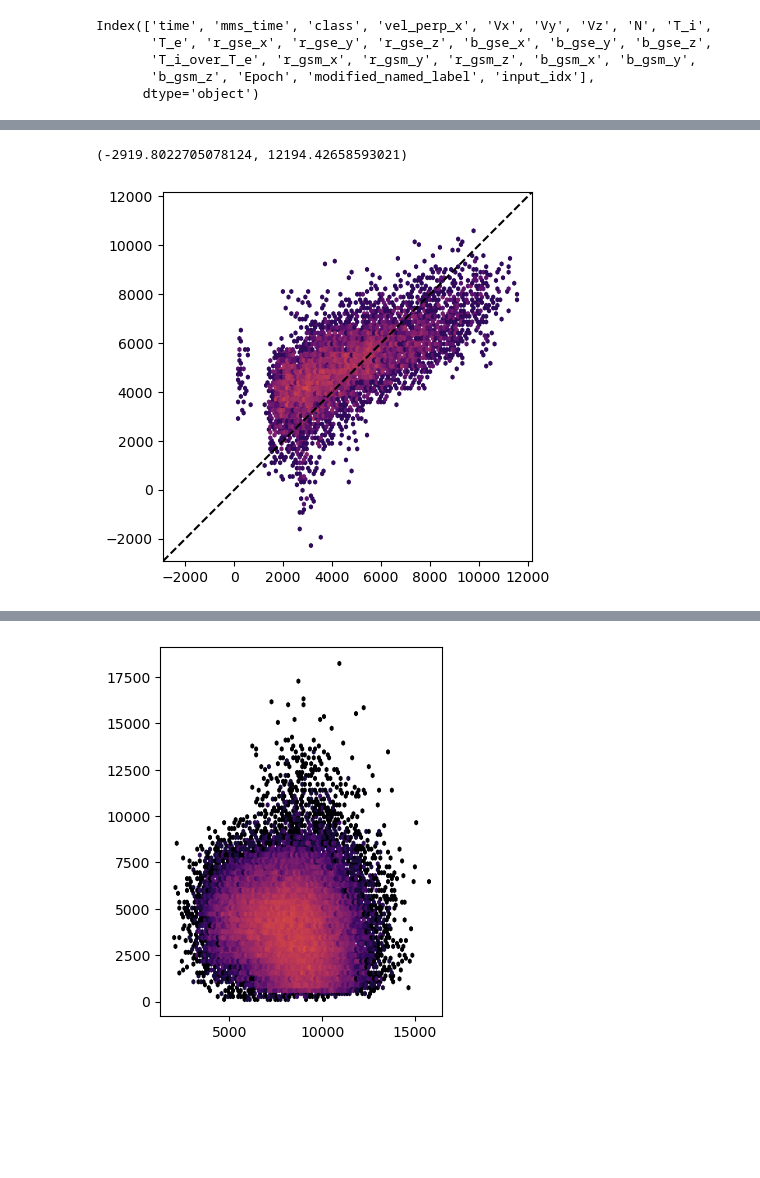
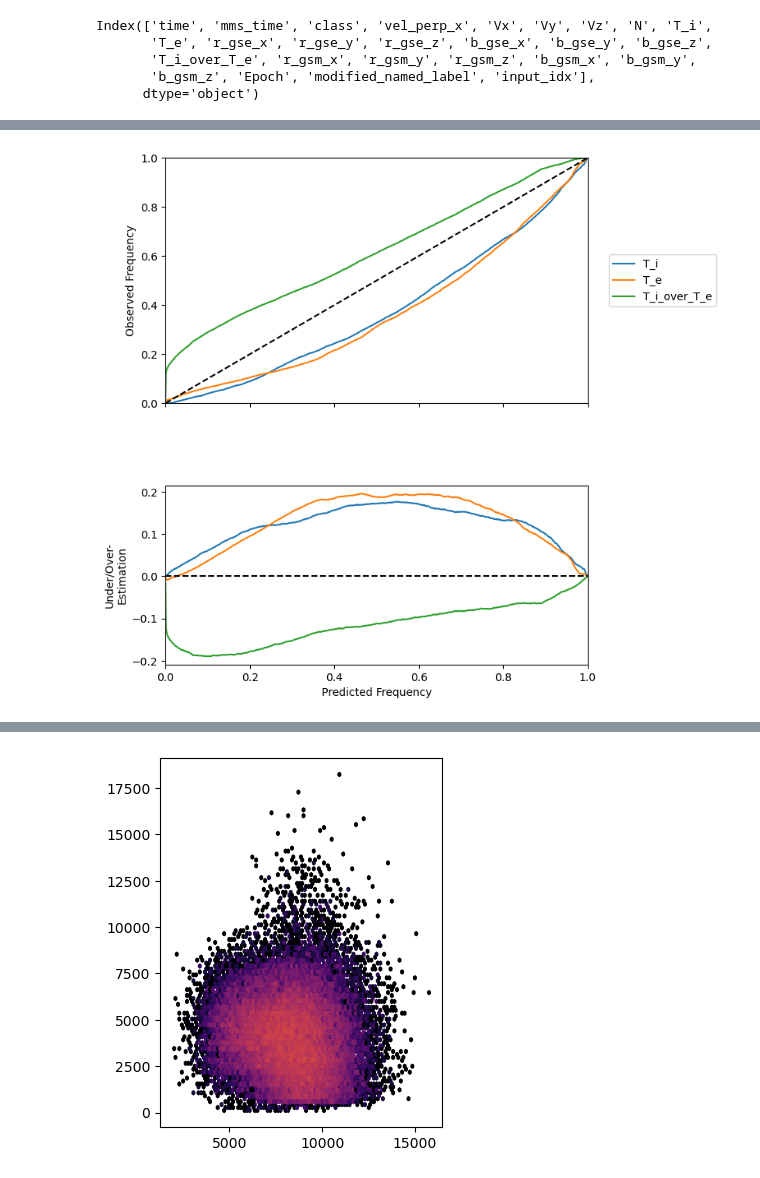
Before and after one commit to connor-obrien888/prime, a Jupyter notebook: prime_lib/notebooks/plasmasheet.ipynb, the cells around one changed output, grey strips where cells are left out. Saved outputs shown, nothing was run; the diff lists cells and outputs as text; code cells hidden in the pictures; blank space fills up the shorter version.

Commit message:
fixed reliability monitor during training

```diff
--- a/prime_lib/notebooks/plasmasheet.ipynb
+++ b/prime_lib/notebooks/plasmasheet.ipynb
@@ -42,13 +41,13 @@ teststore.keys()
 # %%
 torch.set_float32_matmul_precision('medium')
 
-config = '/glade/u/home/cobrien/prime/prime_lib/configs/plasmasheet_strict.yaml' # '/glade/u/home/cobrien/prime/prime_lib/configs/plasmasheet_mms.yaml' # '/glade/u/home/cobrien/prime/prime_lib/configs/plasmasheet_strict.yaml'
+config = '/glade/u/home/cobrien/prime/prime_lib/configs/plasmasheet_mms.yaml' # '/glade/u/home/cobrien/prime/prime_lib/configs/plasmasheet_mms.yaml' # '/glade/u/home/cobrien/prime/prime_lib/configs/plasmasheet_strict.yaml'
 cfg = omegaconf.OmegaConf.load(
     config
 )
 
 # Running .setup() with this DataModule will take like an hour. Find a way to cache this dataloader
-datamodule = primesw.data.SWDataModule(
+datamodule = pswd.SWDataModule(
     target_features = cfg.data.target_features,
     input_features = cfg.data.input_features,
     position_features = cfg.data.position_features,
@@ -82,8 +81,8 @@ model = primesw.prime_torch.SWRegressor.load_from_checkpoint(
     # "/glade/u/home/cobrien/data/prime/tensorboard_logs/psmms/version_1/checkpoints/epoch=199-step=1600.ckpt"
     # "/glade/u/home/cobrien/data/prime/checkpoints/psmms_plasmasheet_mmstemp.ckpt"
     # "/glade/u/home/cobrien/data/prime/tensorboard_logs/psmms/version_6/checkpoints/epoch=799-step=6400.ckpt"
-    # "/glade/u/home/cobrien/data/prime/tensorboard_logs/psmms/version_5/checkpoints/epoch=499-step=4000.ckpt"
-    "/glade/u/home/cobrien/data/prime/tensorboard_logs/psstrict/version_6/checkpoints/epoch=299-step=16500.ckpt"
+    "/glade/u/home/cobrien/data/prime/tensorboard_logs/psmms/version_5/checkpoints/epoch=499-step=4000.ckpt"
+    # "/glade/u/home/cobrien/data/prime/tensorboard_logs/psstrict/version_6/checkpoints/epoch=299-step=16500.ckpt"
 )
 model.eval() # Disables randomness, dropout, gradients
 # %% [output]
@@ -351,7 +350,7 @@ Index(['time', 'mms_time', 'class', 'vel_perp_x', 'Vx', 'Vy', 'Vz', 'N', 'T_i',
        'b_gsm_z', 'Epoch', 'modified_named_label', 'input_idx'],
       dtype='object')
 # %%
-testdata = pd.read_hdf("/glade/u/home/cobrien/prime/scripts/primeps_outputs.h5", key = "psmms_version4", mode = 'a')
+testdata = pd.read_hdf("/glade/u/home/cobrien/data/magnetotail/primeps_outputs.h5", key = "psmms_version4", mode = 'a')
 # # testdata2 = pd.read_hdf("/glade/u/home/cobrien/prime/scripts/primeps_outputs.h5", key = "psmms_version2")
 targets = pd.read_hdf("/glade/u/home/cobrien/data/magnetotail/resampled_datasets.h5", key = "mms_temperatures_proc_v2_100s")
 # targets.index = targets['Epoch']
@@ -406,26 +425,38 @@ plt.gca().set_ylim(lims)
 # %%
-from matplotlib.colors import LogNorm
-import matplotlib.pyplot as plt
-plt.hexbin(
-    testdata2['T_i_target'],
-    testdata2['T_i'],
-    norm = LogNorm(1e0, 1e3),
-    bins = 50,
-    cmap = 'inferno', # TODO: make a fun new colormap
-)
-lims = [
-    np.min([plt.gca().get_xlim(), plt.gca().get_ylim()]),  # min of both axes
-    np.max([plt.gca().get_xlim(), plt.gca().get_ylim()]),  # max of both axes
-]
-plt.plot(
-    lims,
-    lims,
-    color="k",
-    linestyle = "--",
-)
-plt.gca().set_aspect('equal')
-plt.gca().set_xlim(lims)
-plt.gca().set_ylim(lims)
+# Coerce the loaded dataset into the shape it has during the training loop
+val_preds = testdata.loc[:, ['T_i', 'T_i_std', 'T_e', 'T_e_std', 'T_i_over_T_e', 'T_i_over_T_e_std']].to_numpy()
+targets = testdata.loc[:, ['T_i_target', 'T_e_target', 'T_i_over_T_e_target']].to_numpy()
+
+# Oh and load errorfunc
+from scipy.special import erf as errorfunc
+from scipy.special import erfinv as errorfuncinv
+
+fig, ax = plt.subplots(nrows = 2, ncols = 1, sharex = True, figsize = (7, 9))
+phi = np.linspace(0,1,1000) #Observed probabily axis
+cumulative_dist = np.zeros((len(phi), len(model.tar_norm.keys()))) #Cumulative distribution for each parameter
+standard_err = np.empty(targets.shape)
+for i, feature in enumerate(model.tar_norm.keys()):
+    standard_err[:, i] = (
+        ((val_preds[:, i*2]) - (targets[:, i])) / (np.sqrt(2) * val_preds[:, i*2+1])
+    )
+    for j in range(len(val_preds)):
+        cumulative_dist[:,i] += (1/len(standard_err)) * np.heaviside(phi - 0.5*(errorfunc(standard_err[j, i])+1) , 1) #Calculate the cumulative distribution for each parameter
+
+for i, feature in enumerate(model.tar_norm.keys()):
+    ax[0].plot(phi, cumulative_dist[:,i], label = feature)
+    ax[1].plot(phi, phi - cumulative_dist[:,i], label = feature)
+#Place legend to the right middle of the figure
+ax[0].legend(bbox_to_anchor=(1.05, 0.5), loc='center left', borderaxespad=0.)
+ax[0].plot(phi, phi, linestyle = '--', color = 'k')
+ax[0].set_ylabel('Observed Frequency')
+ax[0].set_xlim(0,1)
+ax[0].set_ylim(0,1)
+# ax[0].set_aspect('equal')
+ax[1].plot(phi, np.zeros(len(phi)), linestyle = '--', color = 'k')
+# ax[1].set_ylim(-0.15,0.15)
+ax[1].set_xlabel('Predicted Frequency')
+ax[1].set_ylabel('Under/Over-\nEstimation')
+ax[1].set_aspect('equal')
+# plt.subplots_adjust(hspace = -0.20)
 # %% [output]
-(-2919.8022705078124, 12194.42658593021)
-[figure, old version]
+[figure, new version]
```
Also changed, not shown: parts of 7 cells of this notebook, 1 other file.
